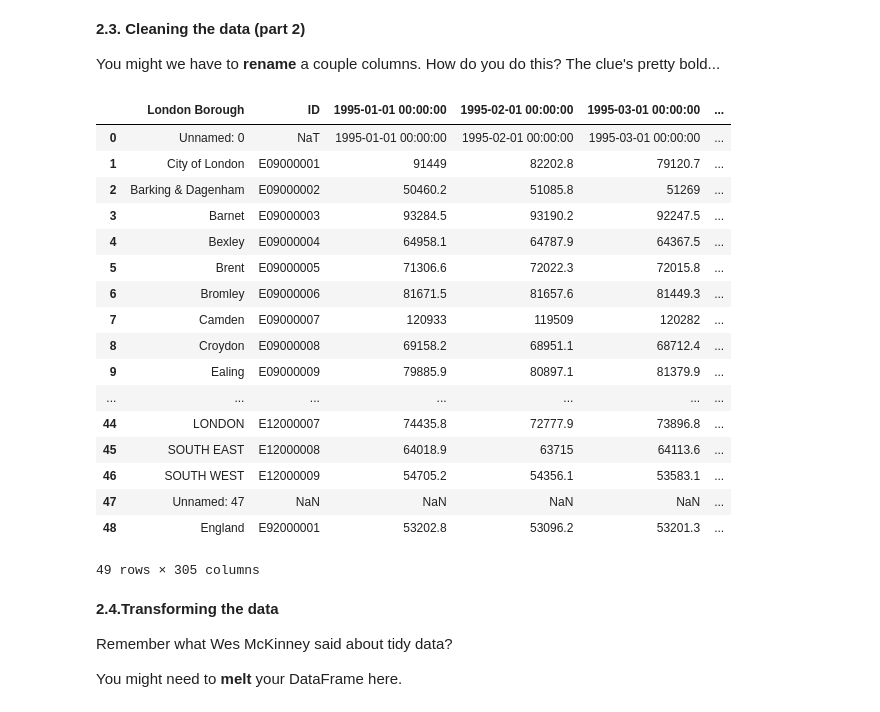
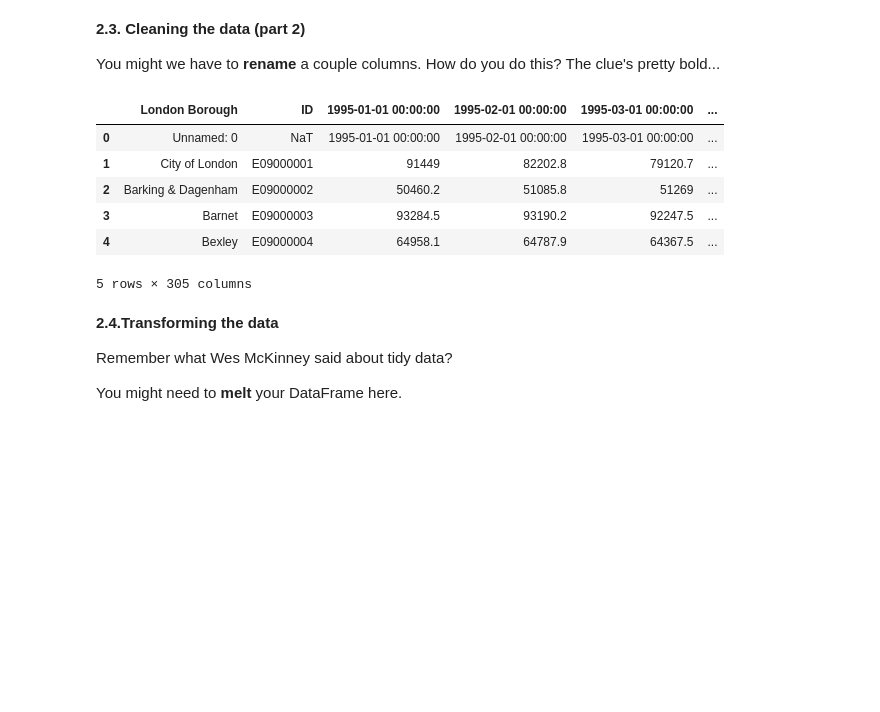
Before and after one commit to JaeHub/Case-Study-London-Housing, a Jupyter notebook: Unit 4 Challenge - Tier 3.ipynb, the cells around one changed output. Cells and saved outputs as stored; diff of their text form; code cells hidden in the pictures; blank space fills up the shorter version.

```diff
--- a/Unit 4 Challenge - Tier 3.ipynb
+++ b/Unit 4 Challenge - Tier 3.ipynb
@@ -147,26 +127,15 @@ You might we have to **rename** a couple columns. How do you do this? The clue's
 # %%
 properties = properties.rename(columns={'Unnamed: 0': 'London Borough'})
 properties.columns = properties.columns.fillna('ID')
-properties
+properties.head()
 # %% [output]
 |  | London Borough | ID | 1995-01-01 00:00:00 | 1995-02-01 00:00:00 | 1995-03-01 00:00:00 | ... |
 | 0 | Unnamed: 0 | NaT | 1995-01-01 00:00:00 | 1995-02-01 00:00:00 | 1995-03-01 00:00:00 | ... |
 | 1 | City of London | E09000001 | 91449 | 82202.8 | 79120.7 | ... |
 | 2 | Barking & Dagenham | E09000002 | 50460.2 | 51085.8 | 51269 | ... |
 | 3 | Barnet | E09000003 | 93284.5 | 93190.2 | 92247.5 | ... |
 | 4 | Bexley | E09000004 | 64958.1 | 64787.9 | 64367.5 | ... |
-| 5 | Brent | E09000005 | 71306.6 | 72022.3 | 72015.8 | ... |
-| 6 | Bromley | E09000006 | 81671.5 | 81657.6 | 81449.3 | ... |
-| 7 | Camden | E09000007 | 120933 | 119509 | 120282 | ... |
-| 8 | Croydon | E09000008 | 69158.2 | 68951.1 | 68712.4 | ... |
-| 9 | Ealing | E09000009 | 79885.9 | 80897.1 | 81379.9 | ... |
-| ... | ... | ... | ... | ... | ... | ... |
-| 44 | LONDON | E12000007 | 74435.8 | 72777.9 | 73896.8 | ... |
-| 45 | SOUTH EAST | E12000008 | 64018.9 | 63715 | 64113.6 | ... |
-| 46 | SOUTH WEST | E12000009 | 54705.2 | 54356.1 | 53583.1 | ... |
-| 47 | Unnamed: 47 | NaN | NaN | NaN | NaN | ... |
-| 48 | England | E92000001 | 53202.8 | 53096.2 | 53201.3 | ... |
-49 rows × 305 columns
+5 rows × 305 columns
 # %% [markdown]
 **2.4.Transforming the data**
 
```
Also changed, not shown: parts of 6 cells of this notebook.
